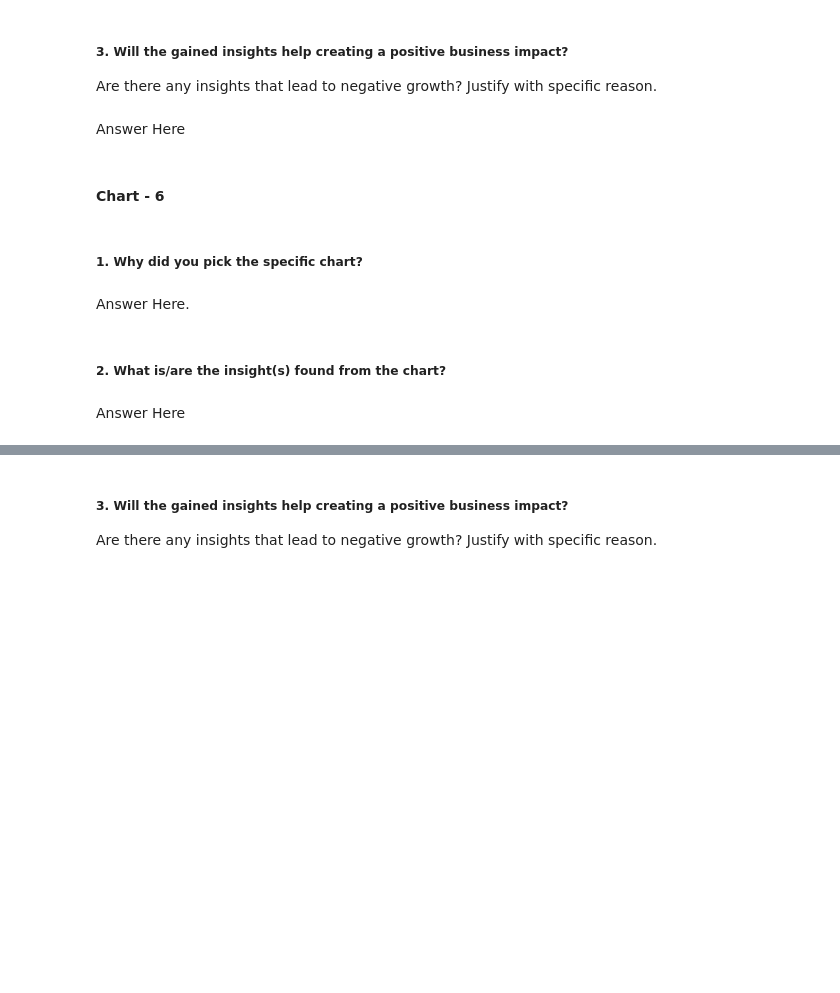
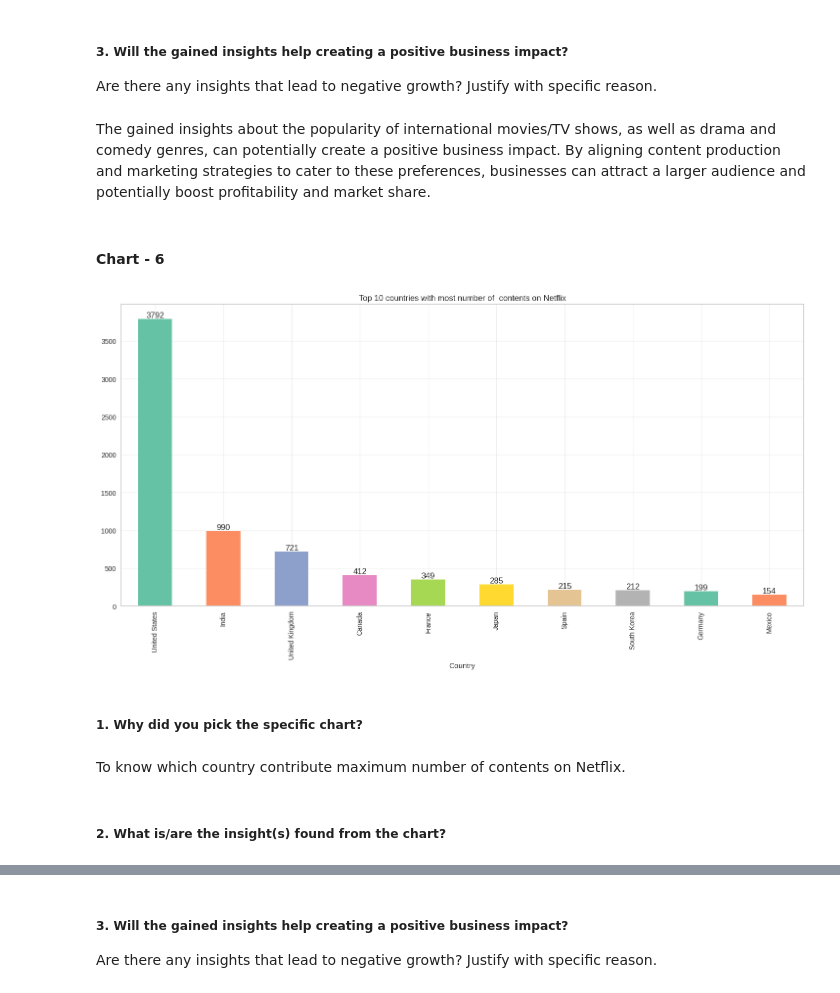
Before and after one commit to ashish-bansod/Netflix_Movies_and_TV_Shows_Clustering, a Jupyter notebook: Netflix_Movies_and_TV_Shows_Clustering.ipynb, the cells around one changed output, grey strips where cells are left out. Drawn from its saved outputs; the diff is of its cells as text; code cells hidden in the pictures; blank space fills up the shorter version.

```diff
--- a/Netflix_Movies_and_TV_Shows_Clustering.ipynb
+++ b/Netflix_Movies_and_TV_Shows_Clustering.ipynb
@@ -800,7 +814,7 @@ Answer Here
 # %% [markdown]
 ##### 3. Will the gained insights help creating a positive business impact?
 Are there any insights that lead to negative growth? Justify with specific reason.
-# %% [markdown]
-Answer Here
+# %% [markdown]
+The gained insights about the popularity of international movies/TV shows, as well as drama and comedy genres, can potentially create a positive business impact. By aligning content production and marketing strategies to cater to these preferences, businesses can attract a larger audience and potentially boost profitability and market share.
 # %% [markdown]
 #### Chart - 6
@@ -809,8 +821,18 @@ Answer Here
+# %%
+# Chart - 6 visualization code
+
+plt.figure(figsize=(18,8))
+ax=df.groupby(['Country'])['title'].nunique().sort_values(ascending=False)[:10].plot(kind='bar',color=sns.color_palette('Set2'))
+for label in ax.containers:
+            ax.bar_label(label)
+plt.grid(alpha=0.3)
+plt.title('Top 10 countries with most number of  contents on Netflix')
+plt.show()
+# %% [output]
+[figure, added]
 # %% [markdown]
 ##### 1. Why did you pick the specific chart?
-# %% [markdown]
-Answer Here.
+# %% [markdown]
+To know which country contribute  maximum number of contents on Netflix.
 # %% [markdown]
 ##### 2. What is/are the insight(s) found from the chart?
-# %% [markdown]
-Answer Here
```
Also changed, not shown: parts of 35 cells of this notebook.
